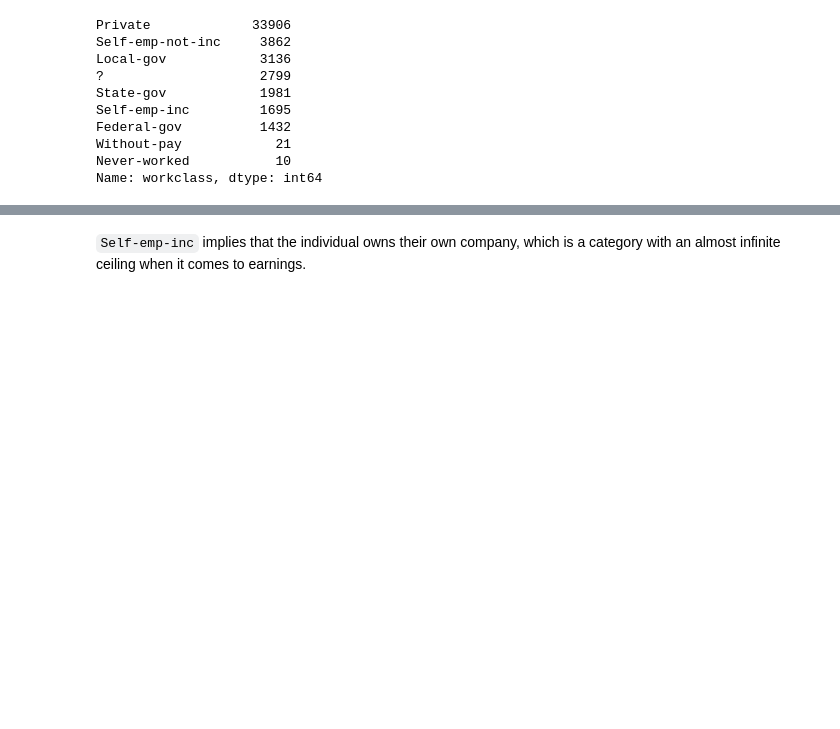
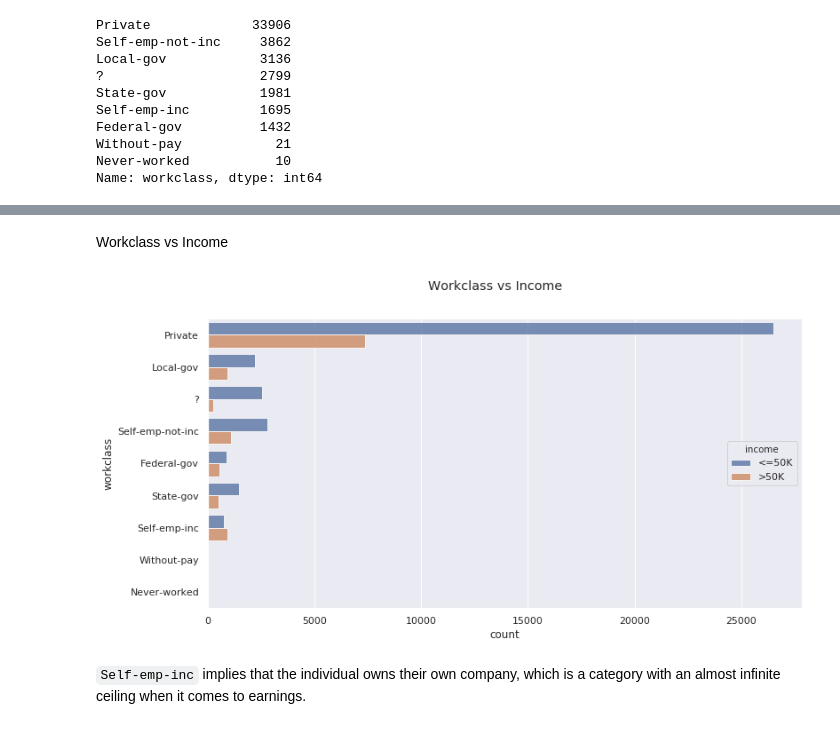
Before and after one commit to stkrizh/otus, a Jupyter notebook: open_data_analysis/notebook.ipynb, the cells around one changed output, grey strips where cells are left out. Cells and saved outputs as stored; diff of their text form; code cells hidden in the pictures; blank space fills up the shorter version.

```diff
--- a/open_data_analysis/notebook.ipynb
+++ b/open_data_analysis/notebook.ipynb
@@ -123,3 +109,12 @@ show(plot)
+# %% [markdown]
+Workclass vs Income
+# %%
+data = dataframe[["workclass", "income"]]
+
+plt.suptitle("Workclass vs Income")
+ax = sns.countplot(data=data, y="workclass", hue="income", alpha=0.8)
+# %% [output]
+[figure, added]
 # %% [markdown]
 `Self-emp-inc` implies that the individual owns their own company, which is a category with an almost infinite ceiling when it comes to earnings.
 # %% [markdown]
```
Also changed, not shown: parts of 31 cells of this notebook, 2 other files.
